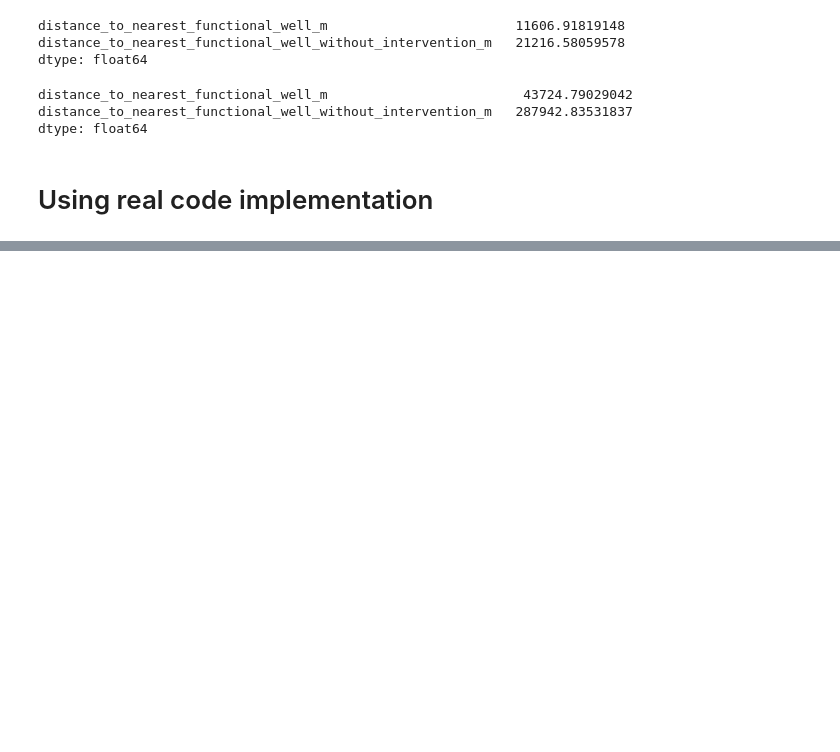
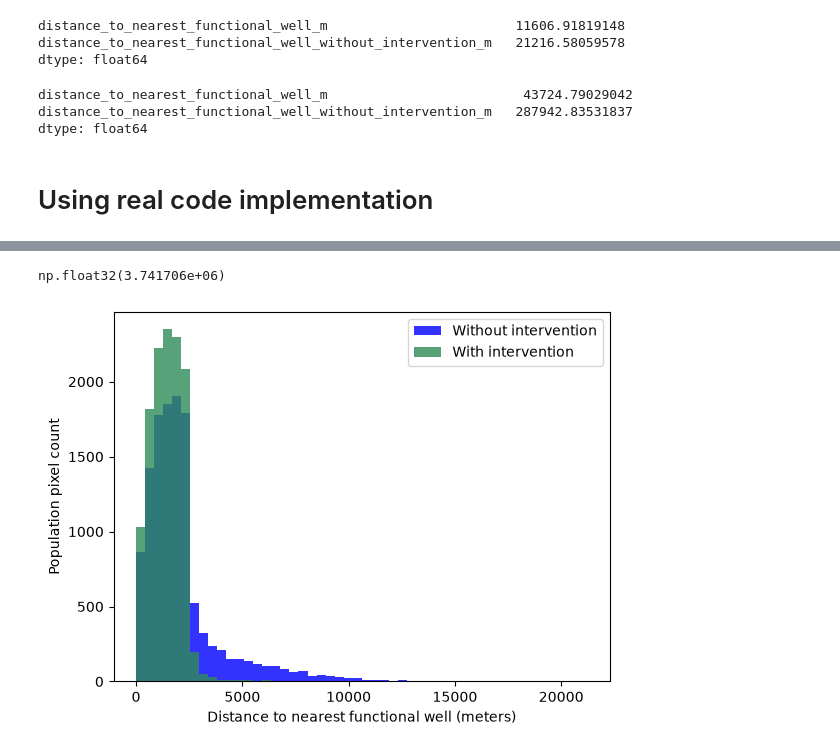
Before and after one commit to koffiekasper/Tanzania-Waterpump-Case, a Jupyter notebook: notebooks/geo_pop_experimentation.ipynb, the cells around one changed output, grey strips where cells are left out. Saved outputs shown, nothing was run; the diff lists cells and outputs as text; code cells hidden in the pictures; blank space fills up the shorter version.

```diff
--- a/notebooks/geo_pop_experimentation.ipynb
+++ b/notebooks/geo_pop_experimentation.ipynb
@@ -973,0 +1161,28 @@ plt.show()
+# %%
+region_population_access_df['population'].sum()
+# %% [output]
+np.float32(3.741706e+06)
+# %%
+import matplotlib.pyplot as plt
+
+columns = [
+    "distance_to_nearest_functional_well_m",
+    "distance_to_nearest_functional_well_without_intervention_m",
+]
+
+mask = access_optimized_df['within_candidate_radius'] == True
+
+plt.hist(
+    [access_optimized_df[mask][column].dropna() for column in columns],
+    bins=50,
+    histtype='stepfilled',
+    color=["seagreen", "blue"],
+    alpha=0.8,
+    label=["With intervention", "Without intervention"],
+)
+plt.xlabel("Distance to nearest functional well (meters)")
+plt.ylabel("Population pixel count")
+plt.legend()
+plt.show()
+# %% [output]
+[figure, added]
```
Also changed, not shown: parts of 16 cells of this notebook, 3 other files.
